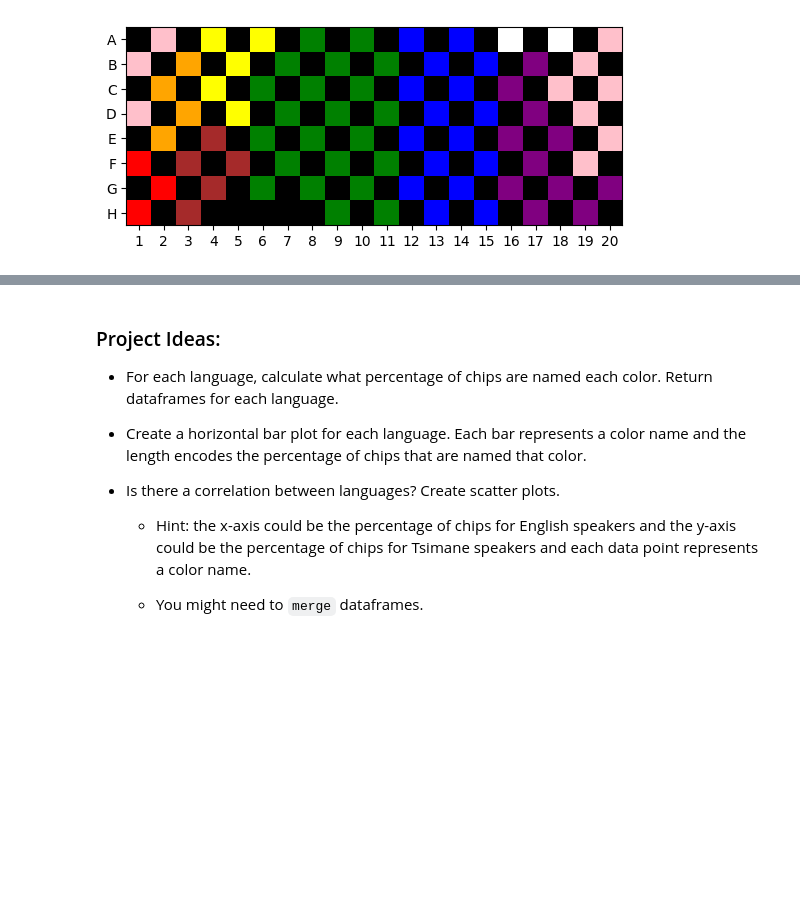
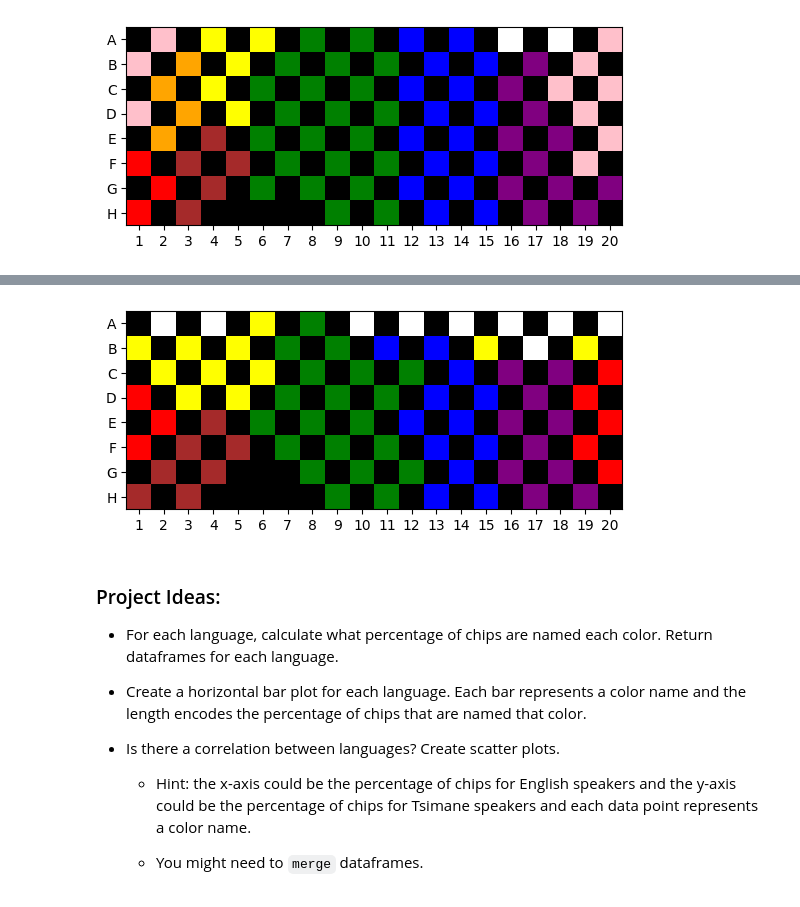
Before and after one commit to nguyuling/DS-Essentials-with-Python, a Jupyter notebook: naming-colors-project/naming-colors.ipynb, the cells around one changed output, grey strips where cells are left out. Saved outputs shown, nothing was run; the diff lists cells and outputs as text; code cells hidden in the pictures; blank space fills up the shorter version.

```diff
--- a/naming-colors-project/naming-colors.ipynb
+++ b/naming-colors-project/naming-colors.ipynb
@@ -55,3 +59,7 @@ plot_colors('english_color')
+# %%
+plot_colors('tsimane_color')
+# %% [output]
+[figure, added]
 # %% [markdown]
 ### Project Ideas:
 
```
Also changed, not shown: parts of 5 cells of this notebook.
